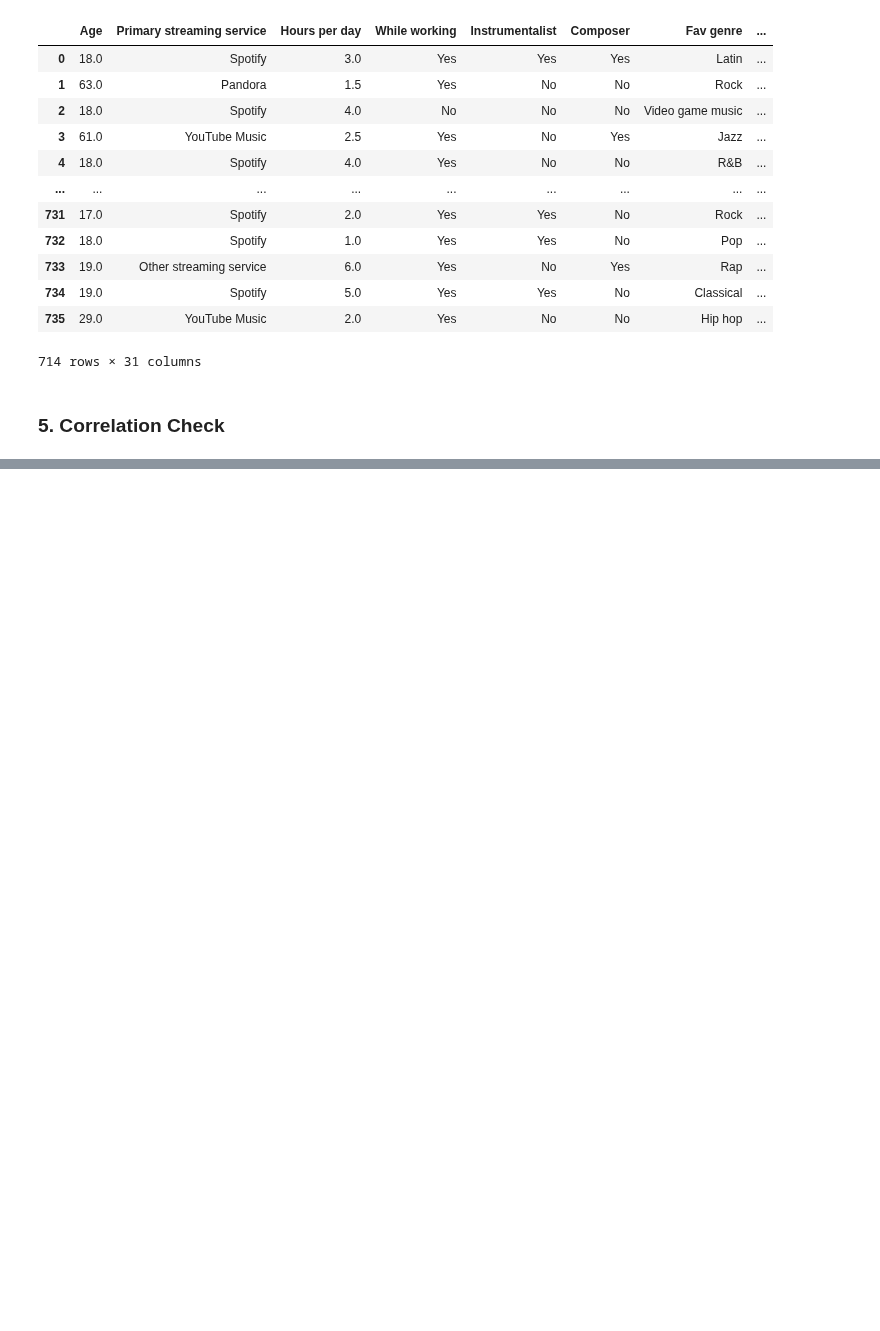
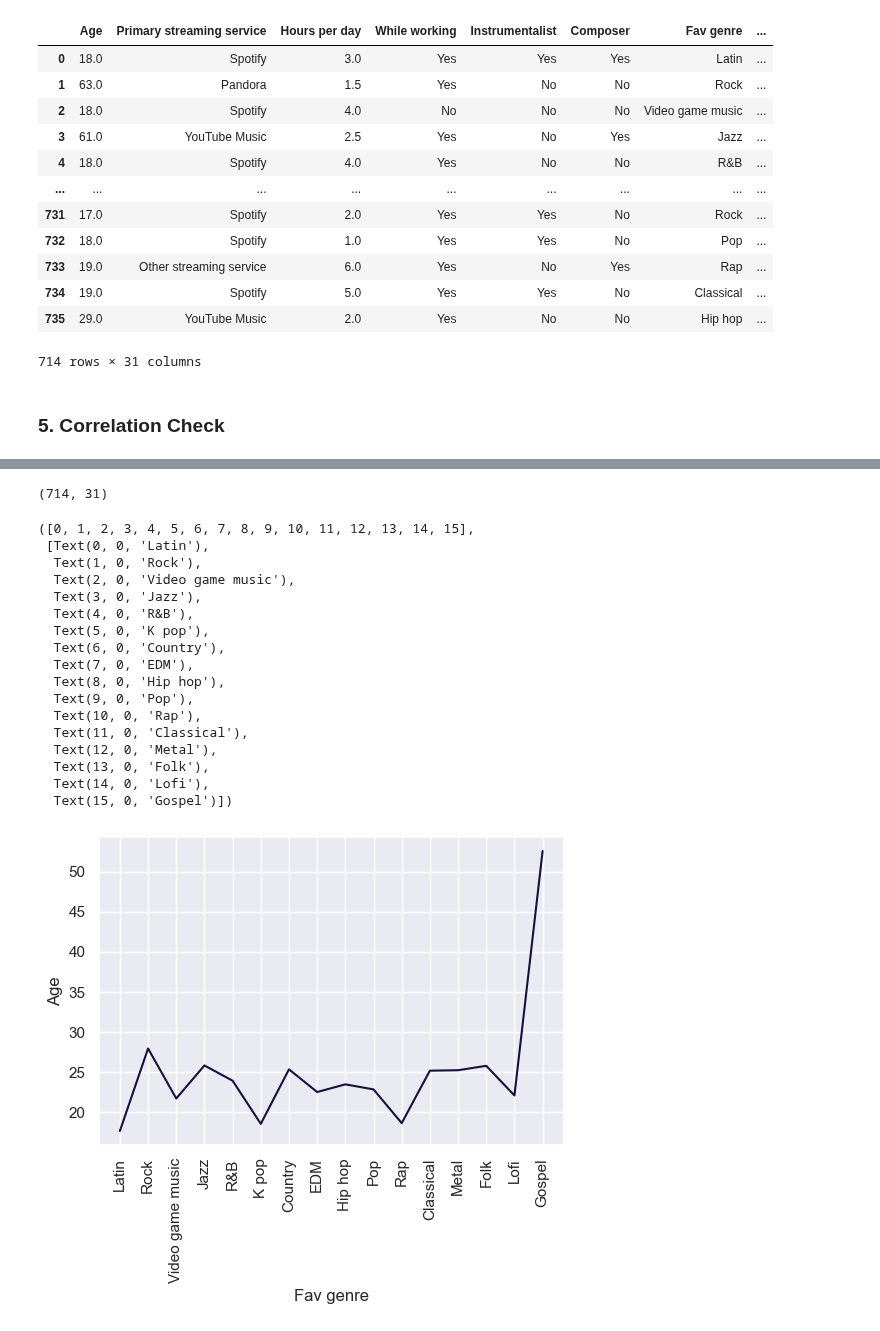
Before and after one commit to elkinbarretorojas/data_science, a Jupyter notebook: music/music_visualization.ipynb, the cells around one changed output, grey strips where cells are left out. Cells and saved outputs as stored; diff of their text form; code cells hidden in the pictures; blank space fills up the shorter version.

```diff
--- a/music/music_visualization.ipynb
+++ b/music/music_visualization.ipynb
@@ -198,0 +309,2 @@ ValueError: could not convert string to float: 'Spotify'
+# %%
+data['Foreign languages'] = data['Foreign languages'].fillna(data['Foreign languages'].mode()[0])
@@ -198,0 +331,3 @@ ValueError: could not convert string to float: 'Spotify'
+# %%
+null_BPM = data[data['BPM'].isnull()==True]
+null_BPM
@@ -198,0 +348,3 @@ ValueError: could not convert string to float: 'Spotify'
+# %%
+unique_genre = null_BPM['Fav genre'].unique()
+unique_genre
@@ -198,0 +355,3 @@ ValueError: could not convert string to float: 'Spotify'
+# %%
+for i in unique_genre:
+    data['BPM'] = data['BPM'].fillna(round(data[data['Fav genre'] == i]['BPM'].mean(),0))
@@ -198,0 +378,4 @@ ValueError: could not convert string to float: 'Spotify'
+# %%
+data.shape
+# %% [output]
+(714, 31)
@@ -198,0 +384,23 @@ ValueError: could not convert string to float: 'Spotify'
+# %%
+plt.figure(figsize=(6,4))
+sns.lineplot(x=data['Fav genre'], y=data['Age'], ci=None)
+plt.xticks(rotation=90)
+# %% [output]
+([0, 1, 2, 3, 4, 5, 6, 7, 8, 9, 10, 11, 12, 13, 14, 15],
+ [Text(0, 0, 'Latin'),
+  Text(1, 0, 'Rock'),
+  Text(2, 0, 'Video game music'),
+  Text(3, 0, 'Jazz'),
+  Text(4, 0, 'R&B'),
+  Text(5, 0, 'K pop'),
+  Text(6, 0, 'Country'),
+  Text(7, 0, 'EDM'),
+  Text(8, 0, 'Hip hop'),
+  Text(9, 0, 'Pop'),
+  Text(10, 0, 'Rap'),
+  Text(11, 0, 'Classical'),
+  Text(12, 0, 'Metal'),
+  Text(13, 0, 'Folk'),
+  Text(14, 0, 'Lofi'),
+  Text(15, 0, 'Gospel')])
+[figure, added]
```
Also changed, not shown: parts of 23 cells of this notebook.
